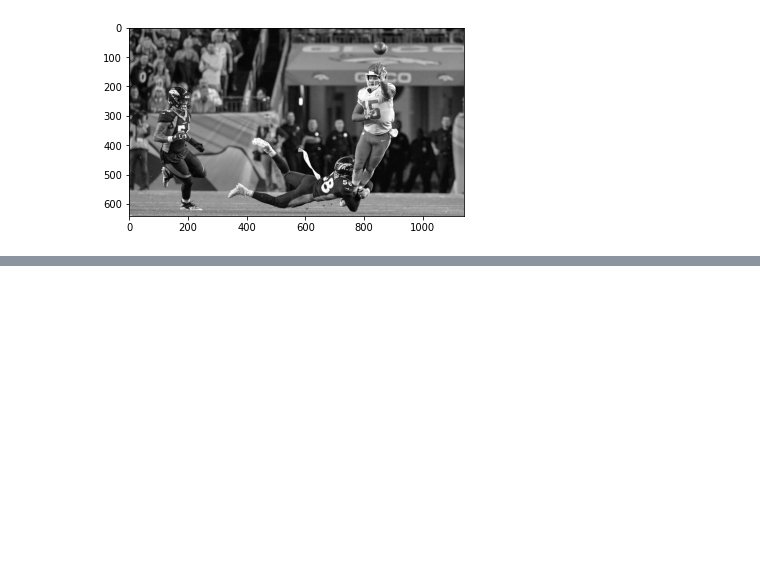
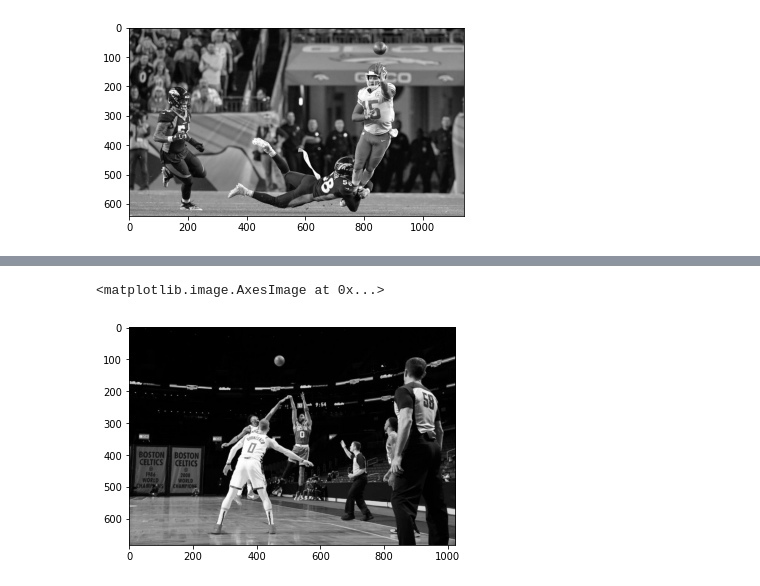
Before and after one commit to FelTavoni/ProcessamentoDigitalImagens, a Jupyter notebook: T2/Trab2.ipynb, the cells around one changed output, grey strips where cells are left out. Drawn from its saved outputs; the diff is of its cells as text; code cells hidden in the pictures; blank space fills up the shorter version.

```diff
--- a/T2/Trab2.ipynb
+++ b/T2/Trab2.ipynb
@@ -104,0 +163,5 @@ plt.imshow(img_square, 'gray')
+# %%
+plt.imshow(img, cmap ="gray")
+# %% [output]
+<matplotlib.image.AxesImage at 0x...>
+[figure, added]
```
Also changed, not shown: parts of 17 cells of this notebook.
